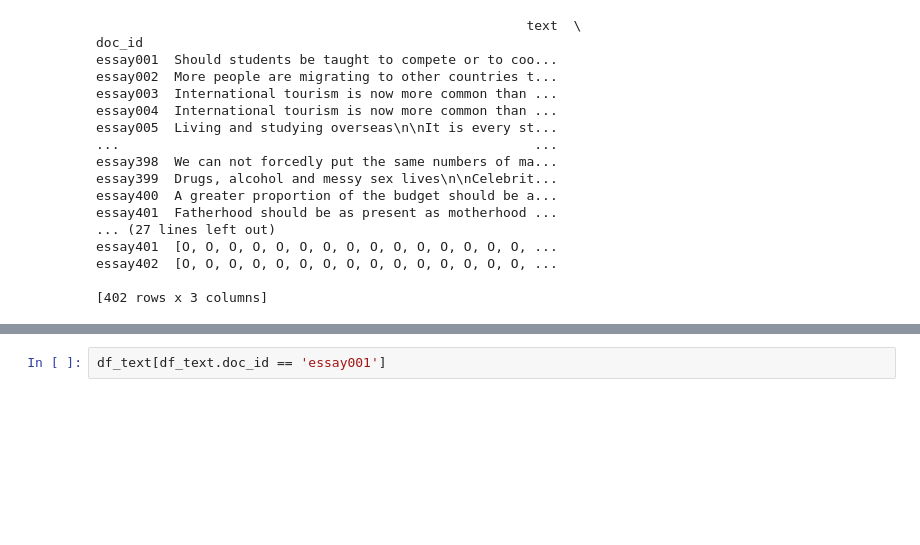
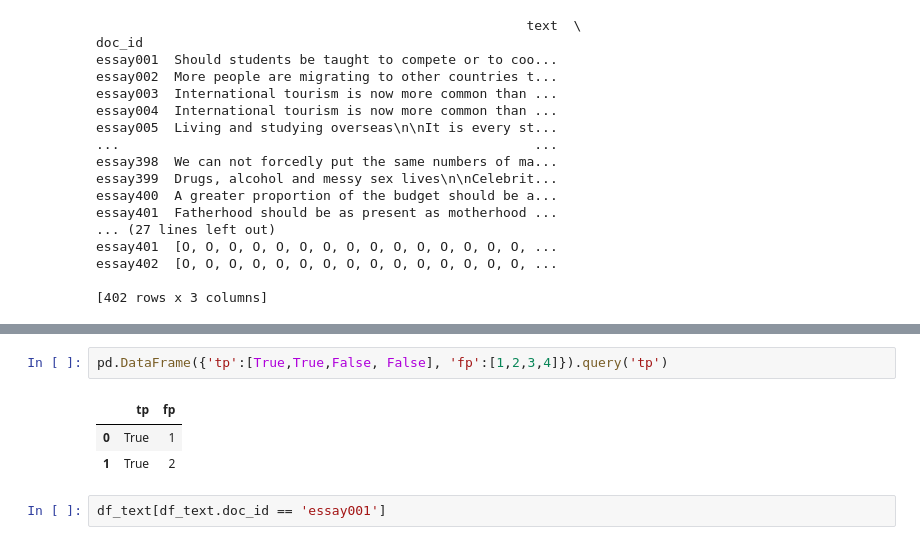
Before and after one commit to namiyousef/argument-mining, a Jupyter notebook: experiments/yousef/End-to-end-run-no-GPU.ipynb, the cells around one changed output, grey strips where cells are left out. Drawn from its saved outputs; the diff is of its cells as text; blank space fills up the shorter version.

```diff
--- a/experiments/yousef/End-to-end-run-no-GPU.ipynb
+++ b/experiments/yousef/End-to-end-run-no-GPU.ipynb
@@ -308,3 +451,9 @@ TypeError: unhashable type: 'set'
+# %%
+pd.DataFrame({'tp':[True,True,False, False], 'fp':[1,2,3,4]}).query('tp')
+# %% [output]
+|  | tp | fp |
+| 0 | True | 1 |
+| 1 | True | 2 |
 # %%
 df_text[df_text.doc_id == 'essay001']
 # %% [output]
```
Also changed, not shown: parts of 7 cells of this notebook, 3 other files.
